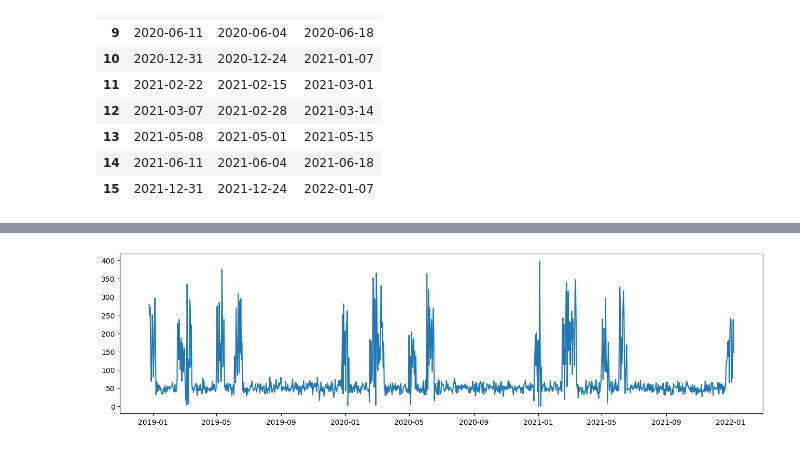
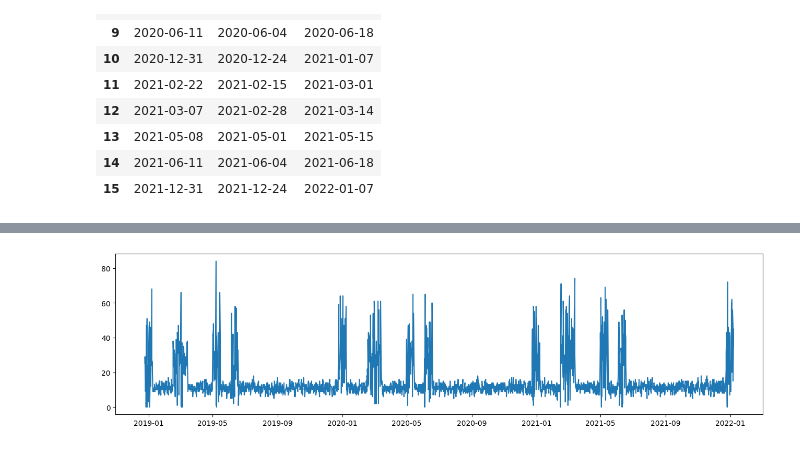
Before and after one commit to AnvarShagvaleev/SchemasCreatingNDataGenerating, a Jupyter notebook: generate.ipynb, the cells around one changed output, grey strips where cells are left out. Cells and saved outputs as stored; diff of their text form; code cells hidden in the pictures.

```diff
--- a/generate.ipynb
+++ b/generate.ipynb
@@ -288,0 +246,35 @@ sells.head()
+# %%
+# заполняем знаковые даты
+
+for prod_id in quality.product_id:
+    for imp_day in important_dates.index:
+        # ищем праздничные периоды для товара в таблице sells
+        sdt = important_dates.loc[imp_day].StartDate
+        fdt = important_dates.loc[imp_day].FinishDate
+        imp_prd = sells.loc[(sells.sell_date >= sdt) & (sells.sell_date <= fdt) & (sells.product_id == prod_id)]
+        imp_prd_ind = imp_prd.index
+        imp_prd_nsup = imp_prd.supplier_id.nunique()
+
+        # достаем из нормального распредления продажи для праздничных дней
+        size = len(imp_prd_ind)
+        norm_value = quality.loc[quality.product_id == prod_id, 'mean_day_quality']
+        norm_value = norm_value / imp_prd_nsup
+        mu = norm_value * quality.loc[quality.product_id == prod_id, 'power'] # увеличенные продажи
+        sigma = mu - norm_value # разброс до значений обыкновенного дня
+        sells.loc[imp_prd_ind, 'quantity'] = [int(abs(value)) for value in np.random.normal(loc=mu, scale=sigma, size=size)]
+# %%
+# заполняем остальные данные
+
+for prod_id in quality.product_id:
+    # находим обыкновенные дни
+
+    smp_day = sells.loc[(sells.quantity.isna()) & (sells.product_id==prod_id)]
+    smp_day_ind = smp_day.index
+    smp_day_nsup = smp_day.supplier_id.nunique()
+
+    # достаем из нормального распредления продажи для обыкновенных дней
+    size = len(smp_day_ind)
+    mu = quality.loc[quality.product_id == prod_id, 'mean_day_quality'] # уровень прожаж обыкновенного дня
+    mu = mu / smp_day_nsup
+    sigma = mu * 0.2 # разброс в 20%
+    sells.loc[smp_day_ind, 'quantity'] = [int(abs(value)) for value in np.random.normal(loc=mu, scale=sigma, size=size)]
@@ -289,9 +291,10 @@ sells.head()
 # %%
 import matplotlib.pyplot as plt
 
 plt.figure(figsize=(16,4))
-plt.plot(sells[sells.product_id==50].sort_values('sell_date').sell_date, sells[sells.product_id==50].sort_values('sell_date').quantity)
+prd_id = 52
+plt.plot(sells[sells.product_id==prd_id].sort_values('sell_date').sell_date, sells[sells.product_id==prd_id].sort_values('sell_date').quantity)
 plt.show()
 # %% [output]
-[figure, old version]
+[figure, new version]
 # %%
```
Also changed, not shown: parts of 9 cells of this notebook, 1 other file.
